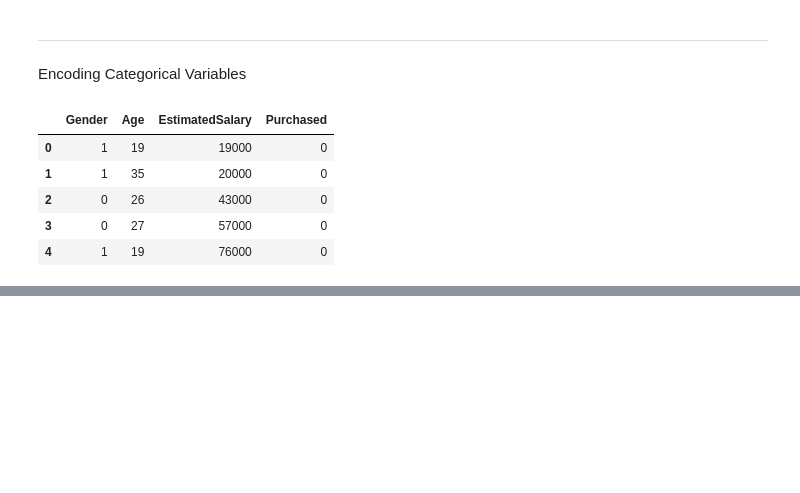
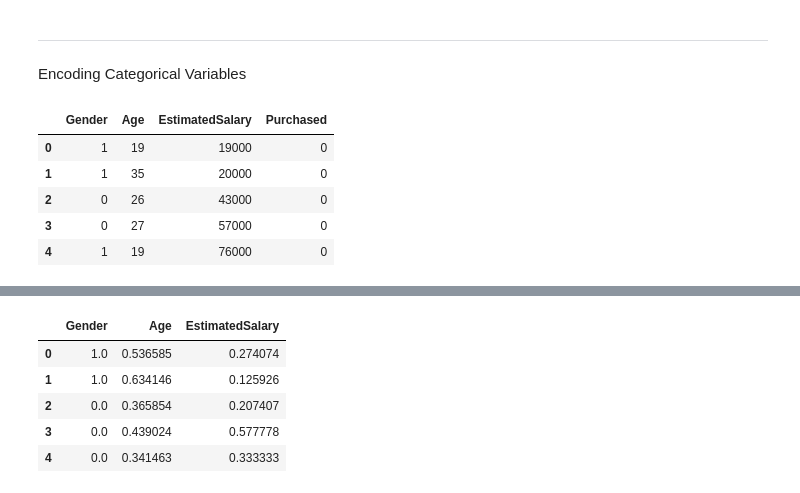
Before and after one commit to mawada-sweis/Social-Network-Ads, a Jupyter notebook: EDA.ipynb, the cells around one changed output, grey strips where cells are left out. Cells and saved outputs as stored; diff of their text form; code cells hidden in the pictures; blank space fills up the shorter version.

```diff
--- a/EDA.ipynb
+++ b/EDA.ipynb
@@ -181,0 +217,10 @@ dataset.head()
+# %%
+# Display the feature testing set after scaling
+feature_test.head()
+# %% [output]
+|  | Gender | Age | EstimatedSalary |
+| 0 | 1.0 | 0.536585 | 0.274074 |
+| 1 | 1.0 | 0.634146 | 0.125926 |
+| 2 | 0.0 | 0.365854 | 0.207407 |
+| 3 | 0.0 | 0.439024 | 0.577778 |
+| 4 | 0.0 | 0.341463 | 0.333333 |
```
Also changed, not shown: parts of 10 cells of this notebook.
